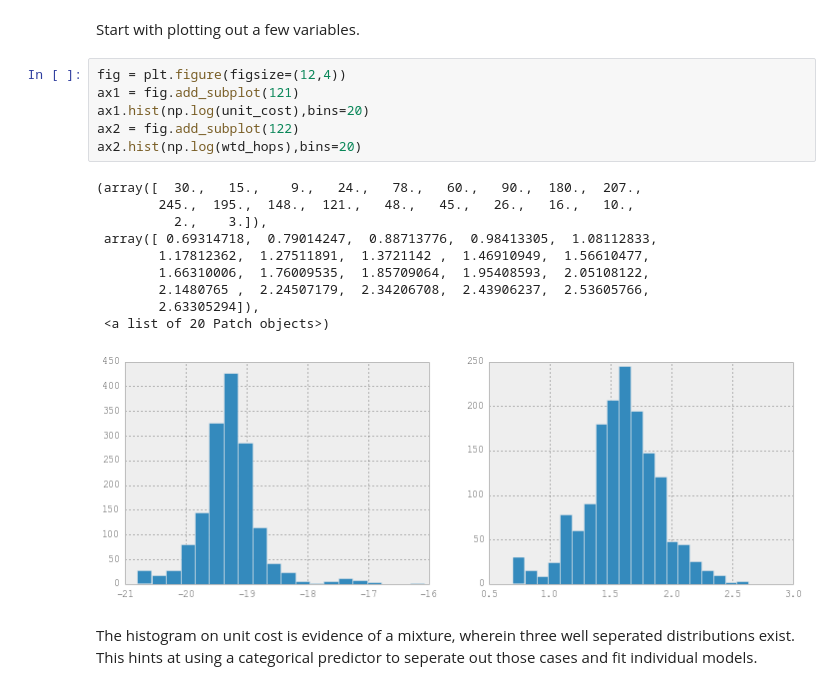
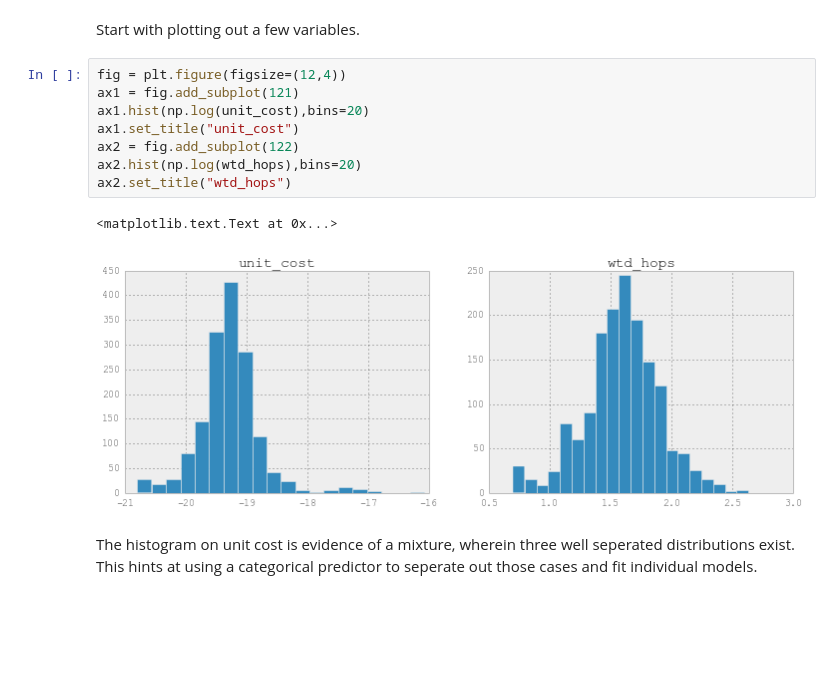
Before and after one commit to borr/networks, a Jupyter notebook: IPython Notebooks/Data Analysis.ipynb, the cells around one changed output. Drawn from its saved outputs; the diff is of its cells as text; blank space fills up the shorter version.

```diff
--- a/IPython Notebooks/Unit Cost Model.ipynb
+++ b/IPython Notebooks/Data Analysis.ipynb
@@ -39,20 +41,14 @@ Start with plotting out a few variables.
 # %%
 fig = plt.figure(figsize=(12,4))
 ax1 = fig.add_subplot(121)
 ax1.hist(np.log(unit_cost),bins=20)
+ax1.set_title("unit_cost")
 ax2 = fig.add_subplot(122)
 ax2.hist(np.log(wtd_hops),bins=20)
+ax2.set_title("wtd_hops")
 # %% [output]
-(array([  30.,   15.,    9.,   24.,   78.,   60.,   90.,  180.,  207.,
-        245.,  195.,  148.,  121.,   48.,   45.,   26.,   16.,   10.,
-          2.,    3.]),
- array([ 0.69314718,  0.79014247,  0.88713776,  0.98413305,  1.08112833,
-        1.17812362,  1.27511891,  1.3721142 ,  1.46910949,  1.56610477,
-        1.66310006,  1.76009535,  1.85709064,  1.95408593,  2.05108122,
-        2.1480765 ,  2.24507179,  2.34206708,  2.43906237,  2.53605766,
-        2.63305294]),
- <a list of 20 Patch objects>)
+<matplotlib.text.Text at 0x...>
-[figure, old version]
+[figure, new version]
 # %% [markdown]
 The histogram on unit cost is evidence of a mixture, wherein three well seperated distributions exist. This hints at using a categorical predictor to seperate out those cases and fit individual models.
 # %%
```
Also changed, not shown: parts of 14 cells of this notebook, 3 other files.
